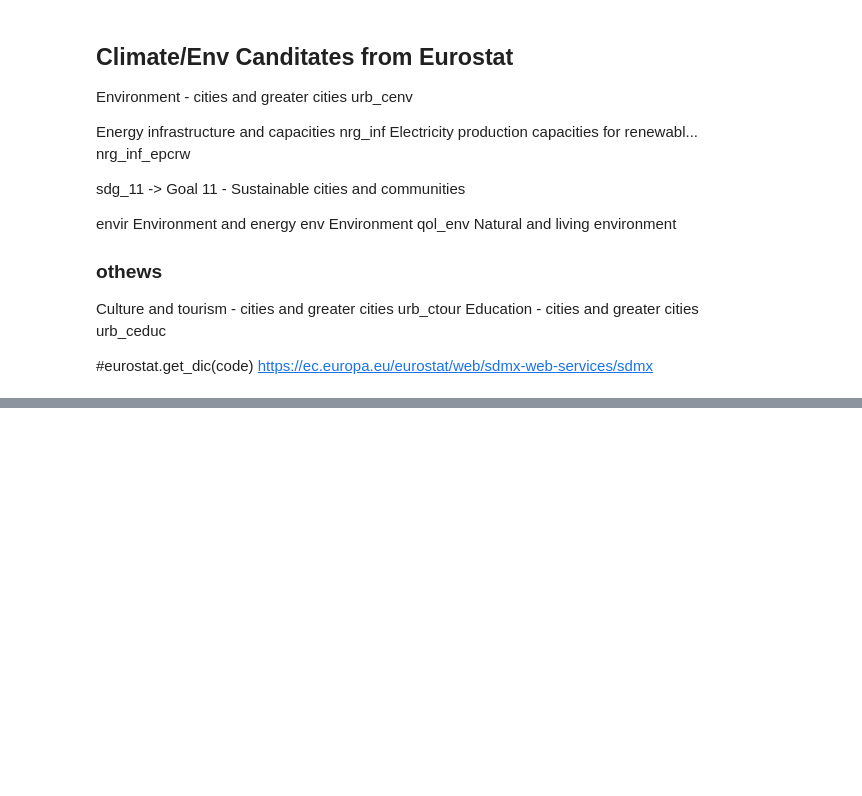
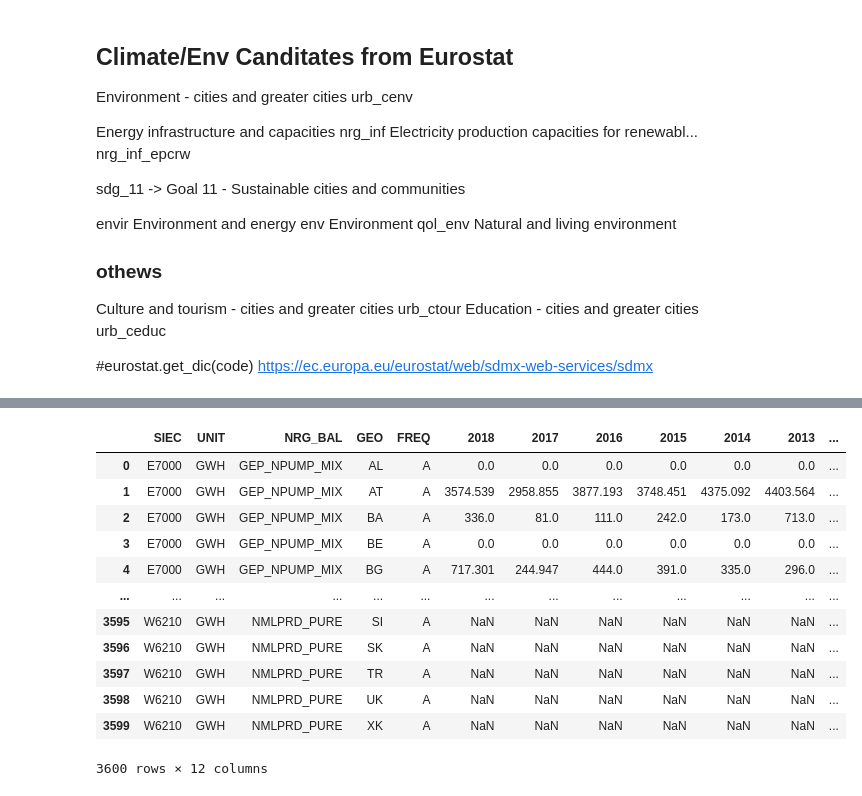
Before and after one commit to NikolasHaimerl/DOP_EX3, a Jupyter notebook: src/data_preparation/EDA dopp climate.ipynb, the cells around one changed output, grey strips where cells are left out. Drawn from its saved outputs; the diff is of its cells as text; code cells hidden in the pictures; blank space fills up the shorter version.

```diff
--- a/src/data_preparation/EDA dopp climate.ipynb
+++ b/src/data_preparation/EDA dopp climate.ipynb
@@ -85,0 +139,21 @@ UnboundLocalError: local variable 'raw_part_data' referenced before assignment
+# %%
+code = 'nrg_ind_ured'
+filter_pars = {}
+#filter_pars = {'FREQ': ['A',], 'PRCCODE': ['08111250','08111150']}
+sdmxdf = get_sdmx_data_df(code, 2012, 2019, filter_pars, flags=False, verbose=True)
+# %%
+sdmxdf
+# %% [output]
+|  | SIEC | UNIT | NRG_BAL | GEO | FREQ | 2018 | 2017 | 2016 | 2015 | 2014 | 2013 | ... |
+| 0 | E7000 | GWH | GEP_NPUMP_MIX | AL | A | 0.0 | 0.0 | 0.0 | 0.0 | 0.0 | 0.0 | ... |
+| 1 | E7000 | GWH | GEP_NPUMP_MIX | AT | A | 3574.539 | 2958.855 | 3877.193 | 3748.451 | 4375.092 | 4403.564 | ... |
+| 2 | E7000 | GWH | GEP_NPUMP_MIX | BA | A | 336.0 | 81.0 | 111.0 | 242.0 | 173.0 | 713.0 | ... |
+| 3 | E7000 | GWH | GEP_NPUMP_MIX | BE | A | 0.0 | 0.0 | 0.0 | 0.0 | 0.0 | 0.0 | ... |
+| 4 | E7000 | GWH | GEP_NPUMP_MIX | BG | A | 717.301 | 244.947 | 444.0 | 391.0 | 335.0 | 296.0 | ... |
+| ... | ... | ... | ... | ... | ... | ... | ... | ... | ... | ... | ... | ... |
+| 3595 | W6210 | GWH | NMLPRD_PURE | SI | A | NaN | NaN | NaN | NaN | NaN | NaN | ... |
+| 3596 | W6210 | GWH | NMLPRD_PURE | SK | A | NaN | NaN | NaN | NaN | NaN | NaN | ... |
+| 3597 | W6210 | GWH | NMLPRD_PURE | TR | A | NaN | NaN | NaN | NaN | NaN | NaN | ... |
+| 3598 | W6210 | GWH | NMLPRD_PURE | UK | A | NaN | NaN | NaN | NaN | NaN | NaN | ... |
+| 3599 | W6210 | GWH | NMLPRD_PURE | XK | A | NaN | NaN | NaN | NaN | NaN | NaN | ... |
+3600 rows × 12 columns
```
Also changed, not shown: parts of 12 cells of this notebook.
